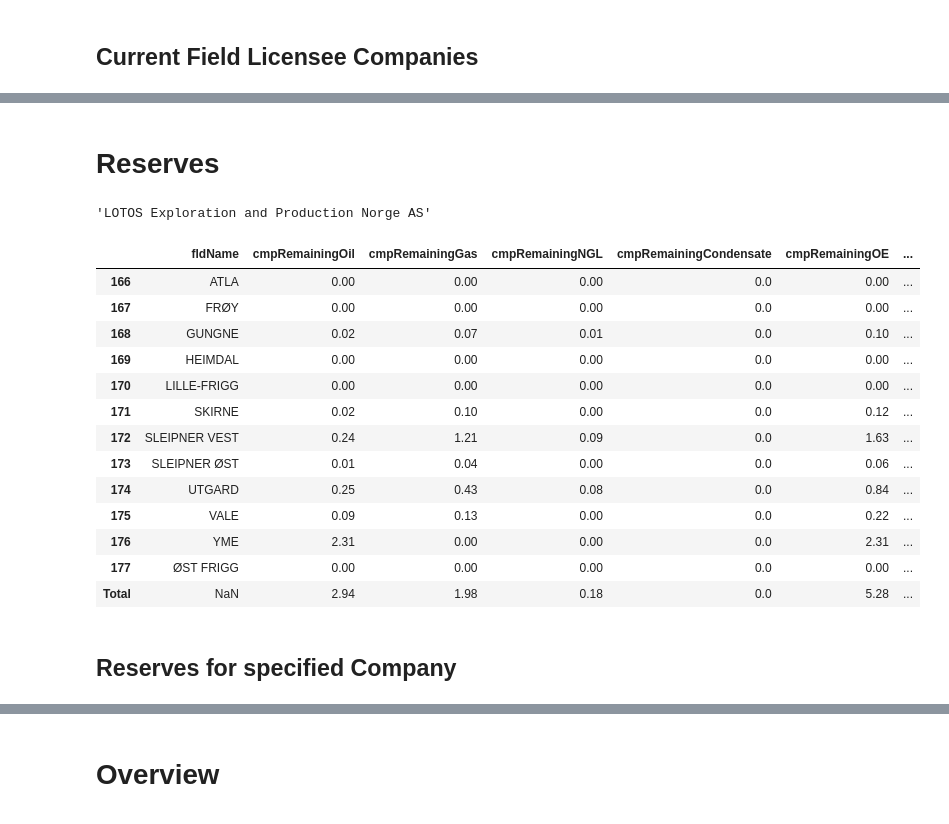
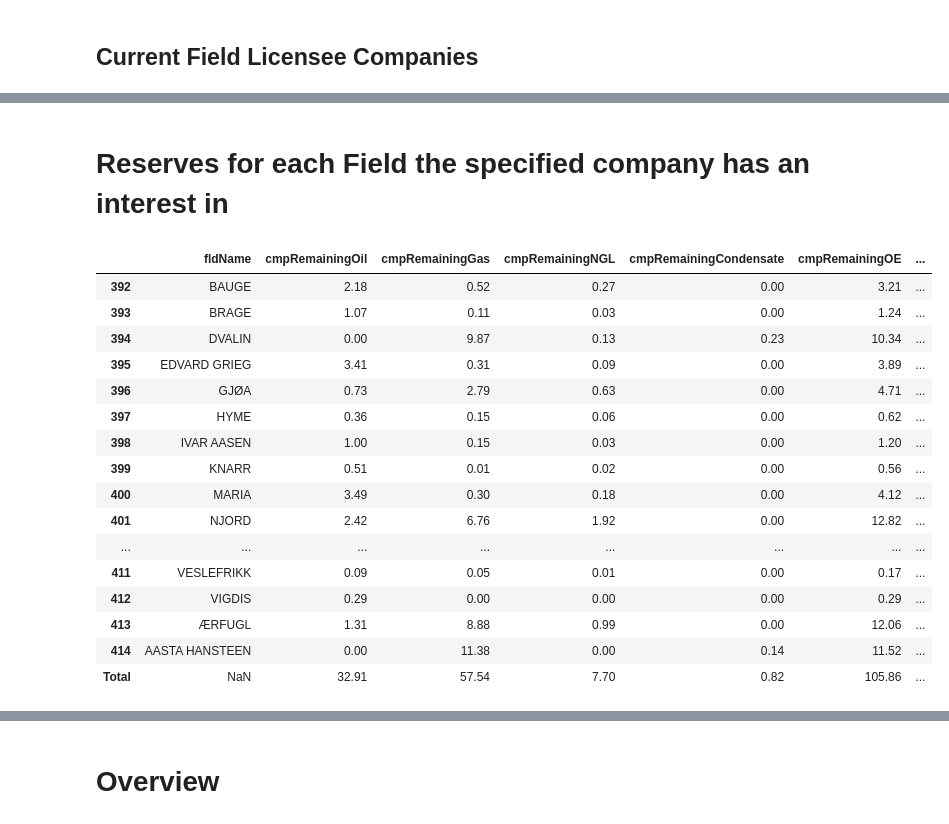
Before and after one commit to ABDunbar/NPD-Fields, a Jupyter notebook: Field.ipynb, the cells around one changed output, grey strips where cells are left out. Saved outputs shown, nothing was run; the diff lists cells and outputs as text; code cells hidden in the pictures.

```diff
--- a/Field.ipynb
+++ b/Field.ipynb
@@ -153,34 +130,31 @@ company_inplacevols
-# %% [markdown]
-# Reserves
 # %%
 # Field reserves
 reserves = load(fields[5])
 # Field reserves at Company share ('fldCompanyShare')
 reserves_comp = load(fields[-1])
-# %%
-company
-# %% [output]
-'LOTOS Exploration and Production Norge AS'
+# %% [markdown]
+# Reserves for each Field the specified company has an interest in
 # %%
 reserves_comp = reserves_comp[reserves_comp['cmpLongName']==company]
 reserves_comp.drop(['cmpLongName', 'cmpDateOffResEstDisplay', 'fldNpdidField', 'cmpNpdidCompany'], axis=1, inplace=True)
 reserves_comp.loc['Total'] = reserves_comp.sum(numeric_only=True, axis=0)
-
+reserves_comp.to_csv(index=False)
 reserves_comp
 # %% [output]
 |  | fldName | cmpRemainingOil | cmpRemainingGas | cmpRemainingNGL | cmpRemainingCondensate | cmpRemainingOE | ... |
-| 166 | ATLA | 0.00 | 0.00 | 0.00 | 0.0 | 0.00 | ... |
-| 167 | FRØY | 0.00 | 0.00 | 0.00 | 0.0 | 0.00 | ... |
-| 168 | GUNGNE | 0.02 | 0.07 | 0.01 | 0.0 | 0.10 | ... |
-| 169 | HEIMDAL | 0.00 | 0.00 | 0.00 | 0.0 | 0.00 | ... |
-| 170 | LILLE-FRIGG | 0.00 | 0.00 | 0.00 | 0.0 | 0.00 | ... |
-| 171 | SKIRNE | 0.02 | 0.10 | 0.00 | 0.0 | 0.12 | ... |
-| 172 | SLEIPNER VEST | 0.24 | 1.21 | 0.09 | 0.0 | 1.63 | ... |
-| 173 | SLEIPNER ØST | 0.01 | 0.04 | 0.00 | 0.0 | 0.06 | ... |
-| 174 | UTGARD | 0.25 | 0.43 | 0.08 | 0.0 | 0.84 | ... |
-| 175 | VALE | 0.09 | 0.13 | 0.00 | 0.0 | 0.22 | ... |
-| 176 | YME | 2.31 | 0.00 | 0.00 | 0.0 | 2.31 | ... |
-| 177 | ØST FRIGG | 0.00 | 0.00 | 0.00 | 0.0 | 0.00 | ... |
-| Total | NaN | 2.94 | 1.98 | 0.18 | 0.0 | 5.28 | ... |
+| 392 | BAUGE | 2.18 | 0.52 | 0.27 | 0.00 | 3.21 | ... |
+| 393 | BRAGE | 1.07 | 0.11 | 0.03 | 0.00 | 1.24 | ... |
+| 394 | DVALIN | 0.00 | 9.87 | 0.13 | 0.23 | 10.34 | ... |
+| 395 | EDVARD GRIEG | 3.41 | 0.31 | 0.09 | 0.00 | 3.89 | ... |
+| 396 | GJØA | 0.73 | 2.79 | 0.63 | 0.00 | 4.71 | ... |
+| 397 | HYME | 0.36 | 0.15 | 0.06 | 0.00 | 0.62 | ... |
+| 398 | IVAR AASEN | 1.00 | 0.15 | 0.03 | 0.00 | 1.20 | ... |
+| 399 | KNARR | 0.51 | 0.01 | 0.02 | 0.00 | 0.56 | ... |
+| 400 | MARIA | 3.49 | 0.30 | 0.18 | 0.00 | 4.12 | ... |
+| 401 | NJORD | 2.42 | 6.76 | 1.92 | 0.00 | 12.82 | ... |
+| ... | ... | ... | ... | ... | ... | ... | ... |
+| 411 | VESLEFRIKK | 0.09 | 0.05 | 0.01 | 0.00 | 0.17 | ... |
+| 412 | VIGDIS | 0.29 | 0.00 | 0.00 | 0.00 | 0.29 | ... |
+| 413 | ÆRFUGL | 1.31 | 8.88 | 0.99 | 0.00 | 12.06 | ... |
+| 414 | AASTA HANSTEEN | 0.00 | 11.38 | 0.00 | 0.14 | 11.52 | ... |
+| Total | NaN | 32.91 | 57.54 | 7.70 | 0.82 | 105.86 | ... |
-# %% [markdown]
-## Reserves for specified Company
```
Also changed, not shown: parts of 29 cells of this notebook, 1 other file.
